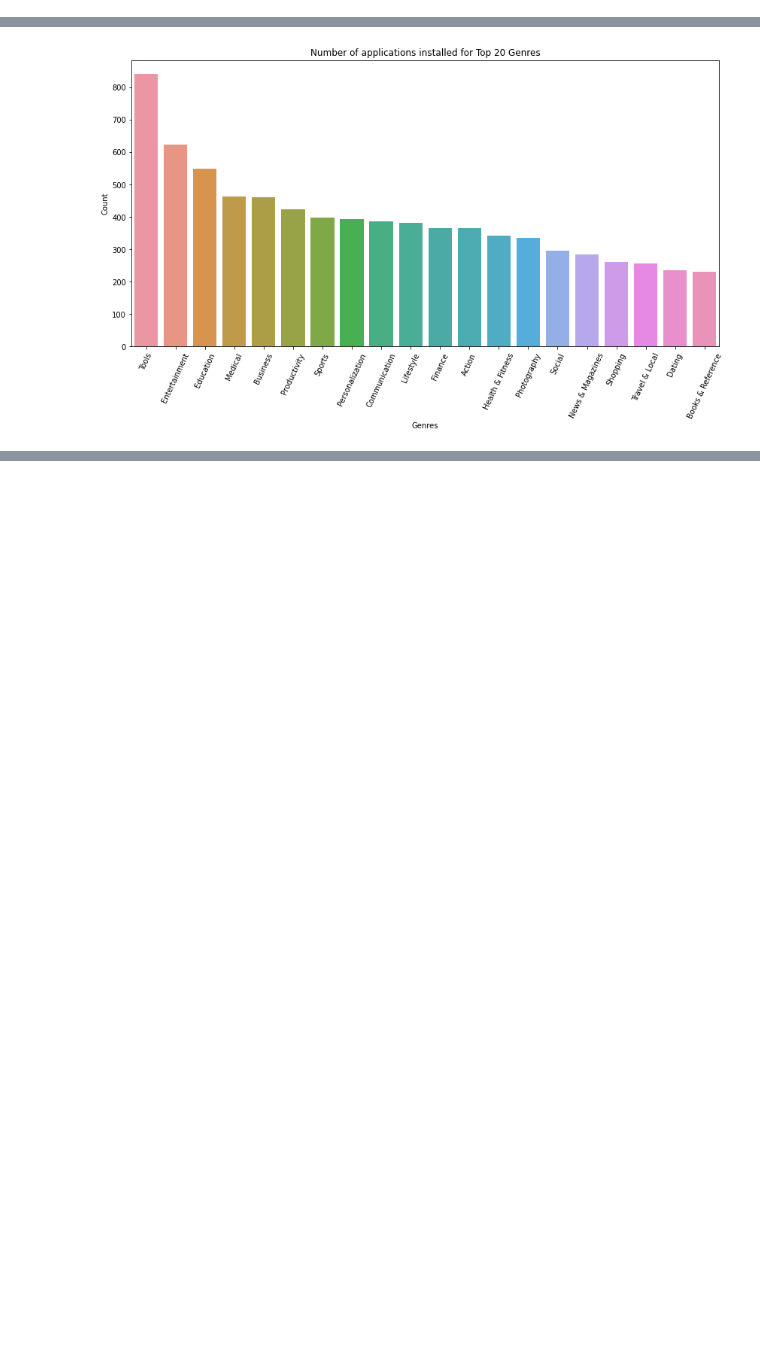
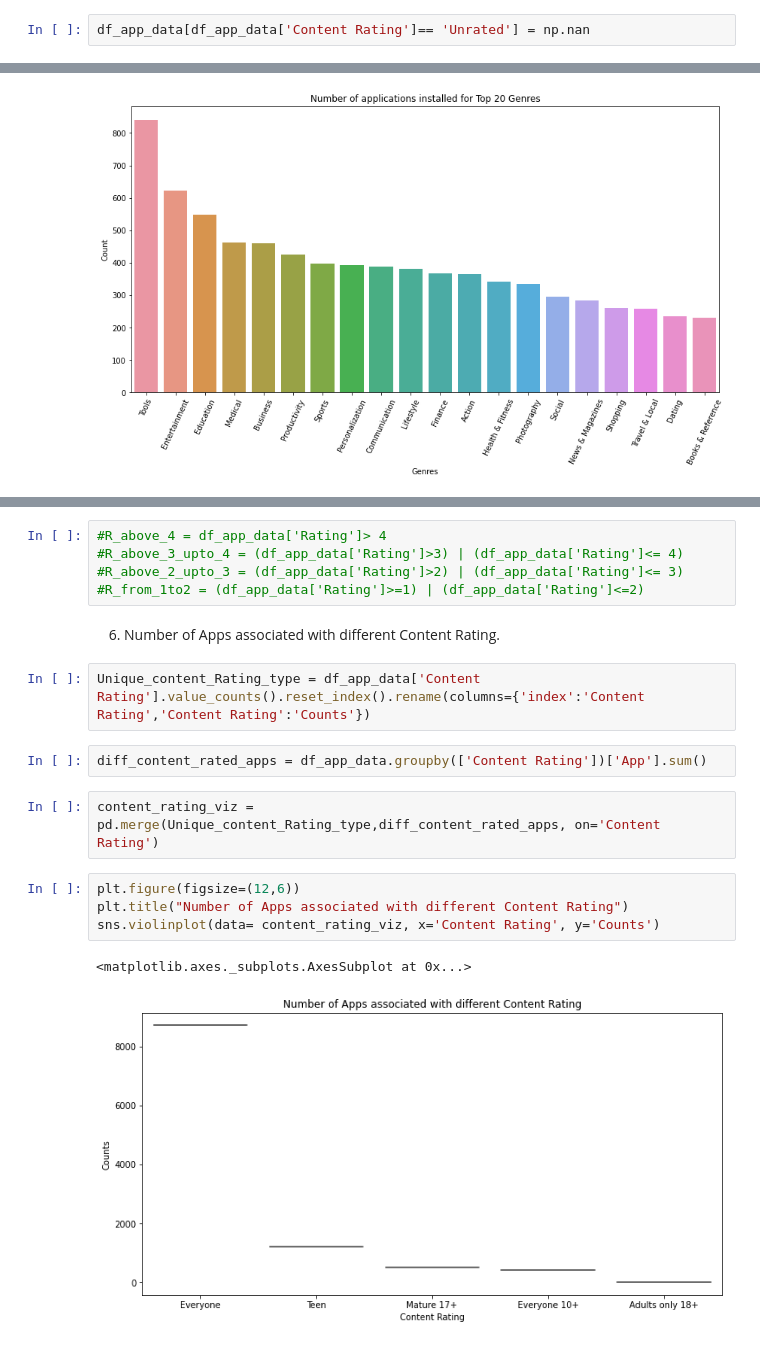
Before and after one commit to bmamba08/Play-Store-App-review-analysis, a Jupyter notebook: Copy_of_Play_Store_App_Review_Analysis_Capstone_Project.ipynb, the cells around one changed output, grey strips where cells are left out. Cells and saved outputs as stored; diff of their text form; blank space fills up the shorter version.

```diff
--- a/Copy_of_Play_Store_App_Review_Analysis_Capstone_Project.ipynb
+++ b/Copy_of_Play_Store_App_Review_Analysis_Capstone_Project.ipynb
@@ -223,3 +255,5 @@ df_app_data['Content Rating'].unique()
 # %% [output]
 array(['Everyone', 'Teen', 'Everyone 10+', 'Mature 17+',
        'Adults only 18+', 'Unrated'], dtype=object)
+# %%
+df_app_data[df_app_data['Content Rating']== 'Unrated'] = np.nan
@@ -328,0 +415,20 @@ plt.show()
+# %%
+#R_above_4 = df_app_data['Rating']> 4
+#R_above_3_upto_4 = (df_app_data['Rating']>3) | (df_app_data['Rating']<= 4)
+#R_above_2_upto_3 = (df_app_data['Rating']>2) | (df_app_data['Rating']<= 3)
+#R_from_1to2 = (df_app_data['Rating']>=1) | (df_app_data['Rating']<=2)
+# %% [markdown]
+6. Number of Apps associated with different Content Rating.
+# %%
+Unique_content_Rating_type = df_app_data['Content Rating'].value_counts().reset_index().rename(columns={'index':'Content Rating','Content Rating':'Counts'})
+# %%
+diff_content_rated_apps = df_app_data.groupby(['Content Rating'])['App'].sum()
+# %%
+content_rating_viz = pd.merge(Unique_content_Rating_type,diff_content_rated_apps, on='Content Rating')
+# %%
+plt.figure(figsize=(12,6))
+plt.title("Number of Apps associated with different Content Rating")
+sns.violinplot(data= content_rating_viz, x='Content Rating', y='Counts')
+# %% [output]
+<matplotlib.axes._subplots.AxesSubplot at 0x...>
+[figure, added]
```
Also changed, not shown: parts of 18 cells of this notebook.
